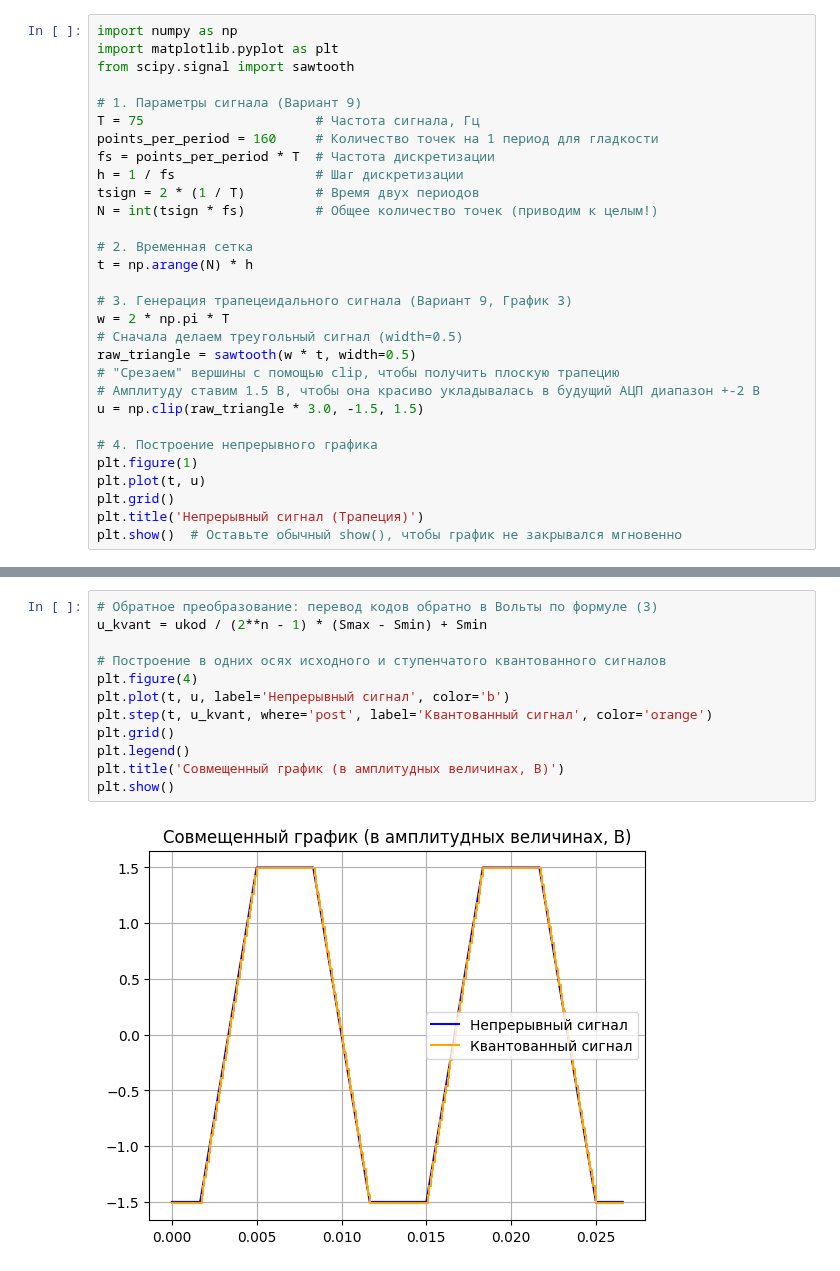
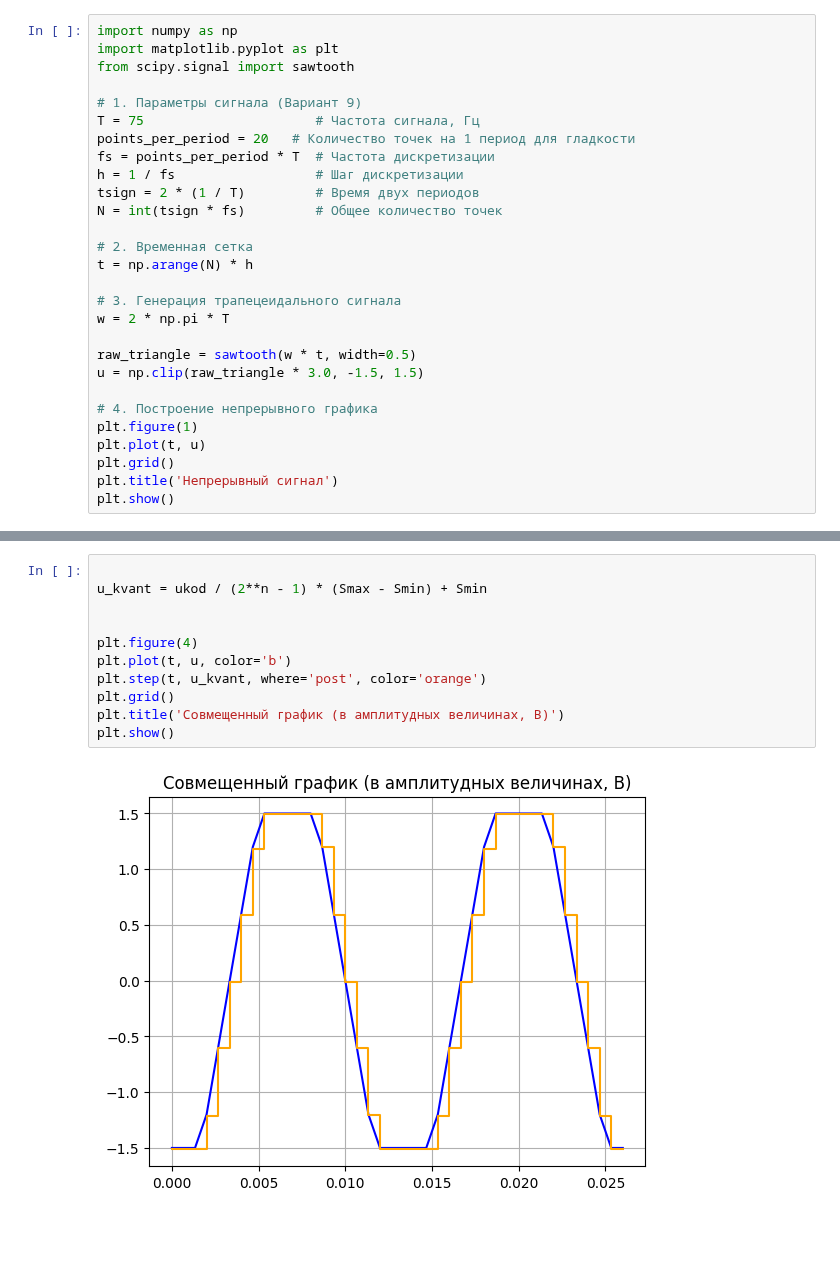
Before and after one commit to hisoriosi/python_labs, a Jupyter notebook: 1 semester 2 kurs/2.1.ipynb, the cells around one changed output, grey strips where cells are left out. Saved outputs shown, nothing was run; the diff lists cells and outputs as text; blank space fills up the shorter version.

```diff
--- a/1 semester 2 kurs/2.1.ipynb
+++ b/1 semester 2 kurs/2.1.ipynb
@@ -5,27 +5,25 @@ from scipy.signal import sawtooth
 
 # 1. Параметры сигнала (Вариант 9)
 T = 75                      # Частота сигнала, Гц
-points_per_period = 160     # Количество точек на 1 период для гладкости
+points_per_period = 20   # Количество точек на 1 период для гладкости
 fs = points_per_period * T  # Частота дискретизации
 h = 1 / fs                  # Шаг дискретизации
 tsign = 2 * (1 / T)         # Время двух периодов
-N = int(tsign * fs)         # Общее количество точек (приводим к целым!)
+N = int(tsign * fs)         # Общее количество точек
 
 # 2. Временная сетка
 t = np.arange(N) * h
 
-# 3. Генерация трапецеидального сигнала (Вариант 9, График 3)
+# 3. Генерация трапецеидального сигнала
 w = 2 * np.pi * T
-# Сначала делаем треугольный сигнал (width=0.5)
+
 raw_triangle = sawtooth(w * t, width=0.5)
-# "Срезаем" вершины с помощью clip, чтобы получить плоскую трапецию
-# Амплитуду ставим 1.5 В, чтобы она красиво укладывалась в будущий АЦП диапазон +-2 В
 u = np.clip(raw_triangle * 3.0, -1.5, 1.5)
 
 # 4. Построение непрерывного графика
 plt.figure(1)
 plt.plot(t, u)
 plt.grid()
-plt.title('Непрерывный сигнал (Трапеция)')
-plt.show()  # Оставьте обычный show(), чтобы график не закрывался мгновенно
+plt.title('Непрерывный сигнал')
+plt.show()
 # %% [output]
@@ -58,14 +56,13 @@ plt.show()
 # %%
-# Обратное преобразование: перевод кодов обратно в Вольты по формуле (3)
+
 u_kvant = ukod / (2**n - 1) * (Smax - Smin) + Smin
 
-# Построение в одних осях исходного и ступенчатого квантованного сигналов
+
 plt.figure(4)
-plt.plot(t, u, label='Непрерывный сигнал', color='b')
-plt.step(t, u_kvant, where='post', label='Квантованный сигнал', color='orange')
+plt.plot(t, u, color='b')
+plt.step(t, u_kvant, where='post', color='orange')
 plt.grid()
-plt.legend()
 plt.title('Совмещенный график (в амплитудных величинах, В)')
 plt.show()
 # %% [output]
-[figure, old version]
+[figure, new version]
```
Also changed, not shown: parts of 3 cells of this notebook, 10 other files.
